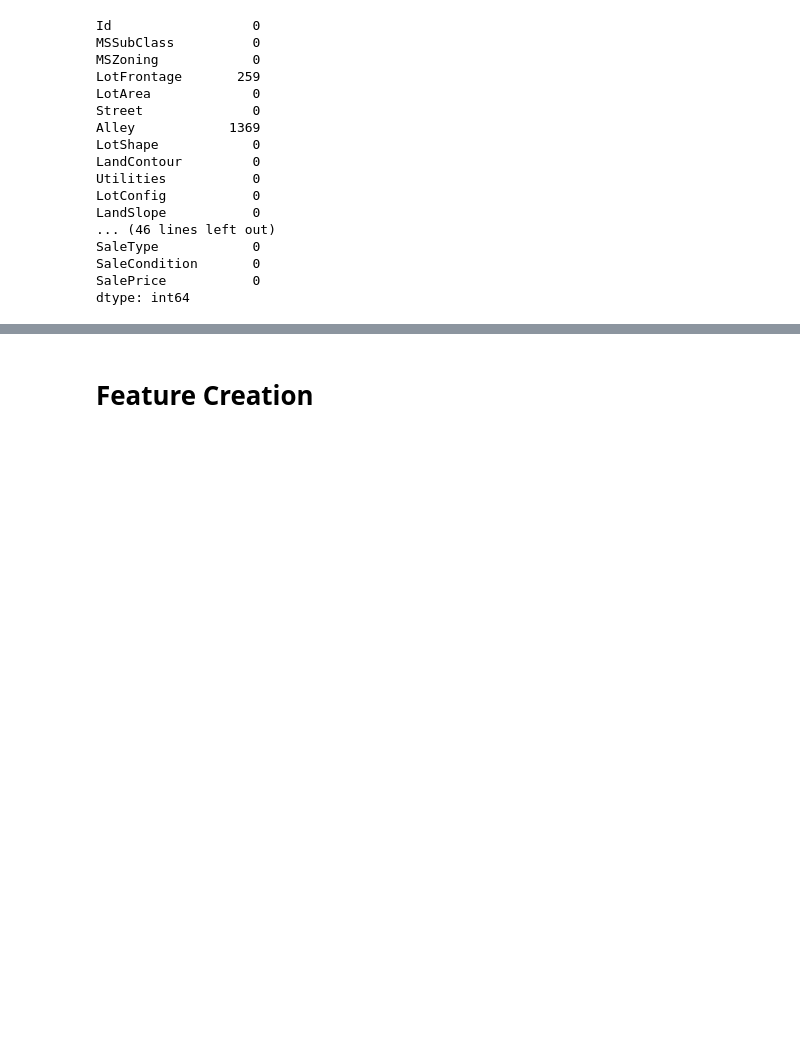
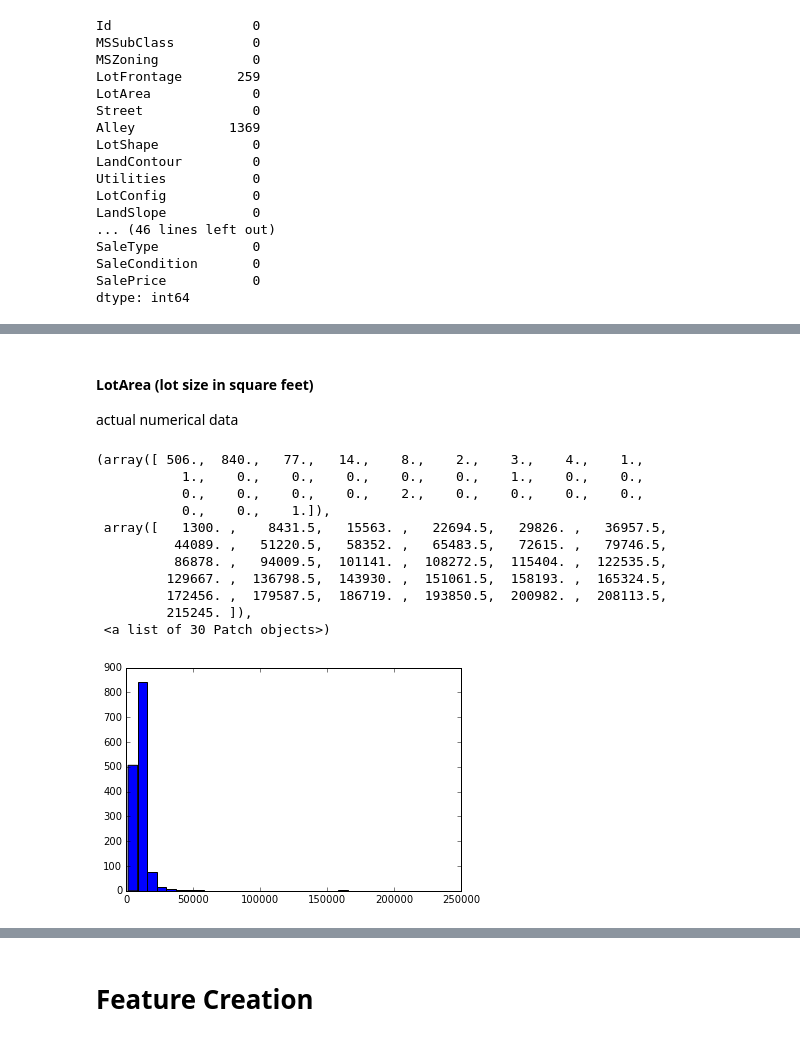
Before and after one commit to asarchami/kaggle_housing_prices, a Jupyter notebook: chris_working.ipynb, the cells around one changed output, grey strips where cells are left out. Saved outputs shown, nothing was run; the diff lists cells and outputs as text; code cells hidden in the pictures; blank space fills up the shorter version.

```diff
--- a/chris_working.ipynb
+++ b/chris_working.ipynb
@@ -177,0 +165,19 @@ Name: GarageType, dtype: int64
+# %% [markdown]
+#### LotArea (lot size in square feet)
+
+actual numerical data
+# %%
+plt.hist(houses['LotArea'], bins=30)
+# %% [output]
+(array([ 506.,  840.,   77.,   14.,    8.,    2.,    3.,    4.,    1.,
+           1.,    0.,    0.,    0.,    0.,    0.,    1.,    0.,    0.,
+           0.,    0.,    0.,    0.,    2.,    0.,    0.,    0.,    0.,
+           0.,    0.,    1.]),
+ array([   1300. ,    8431.5,   15563. ,   22694.5,   29826. ,   36957.5,
+          44089. ,   51220.5,   58352. ,   65483.5,   72615. ,   79746.5,
+          86878. ,   94009.5,  101141. ,  108272.5,  115404. ,  122535.5,
+         129667. ,  136798.5,  143930. ,  151061.5,  158193. ,  165324.5,
+         172456. ,  179587.5,  186719. ,  193850.5,  200982. ,  208113.5,
+         215245. ]),
+ <a list of 30 Patch objects>)
+[figure, added]
```
Also changed, not shown: parts of 62 cells of this notebook.
